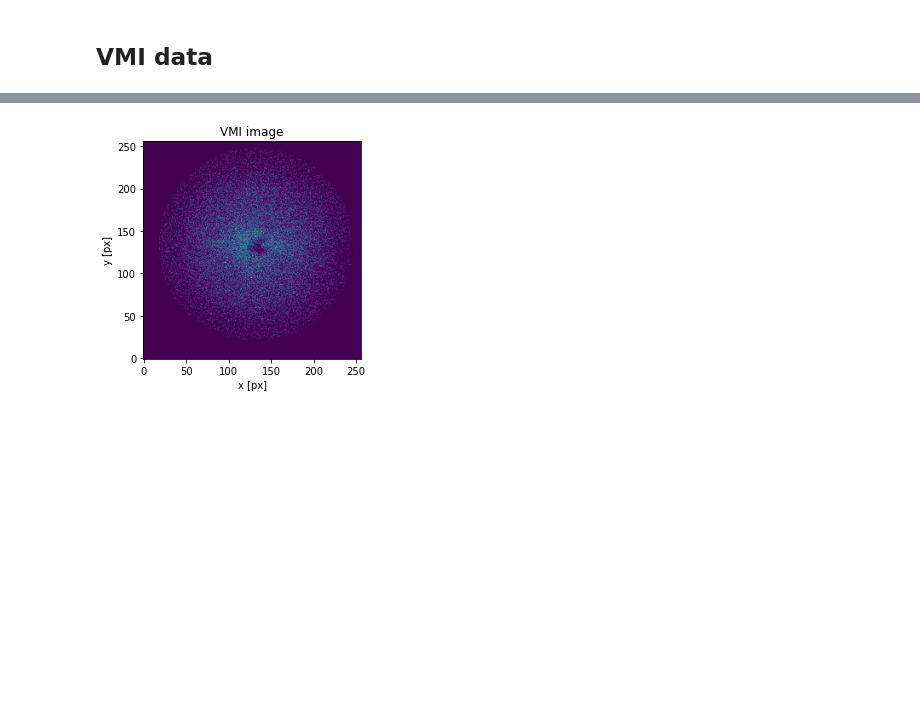
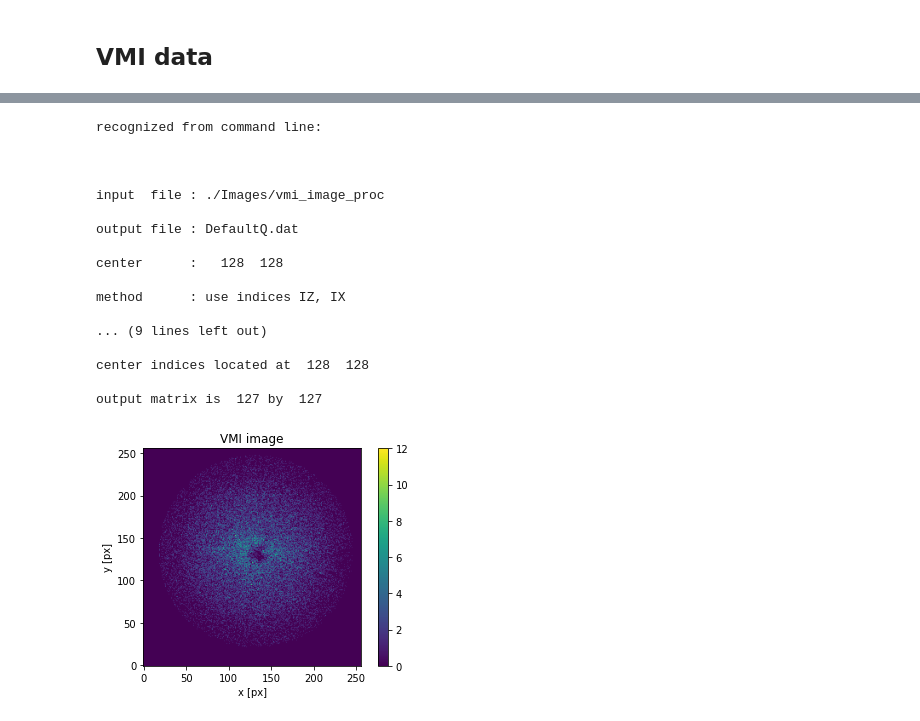
Before and after one commit to SuddhasattwaMandal/FLASH_2021, a Jupyter notebook: timepix/timepix_example.ipynb, the cells around one changed output, grey strips where cells are left out. Saved outputs shown, nothing was run; the diff lists cells and outputs as text; code cells hidden in the pictures; blank space fills up the shorter version.

```diff
--- a/timepix/timepix_example.ipynb
+++ b/timepix/timepix_example.ipynb
@@ -10,6 +11,6 @@ from timepixhdf.tof import Tof
 # %%
-#timepix_hdf_filename = "./data/run_0178_20191213-1254.hdf5"
-timepix_hdf_filename = "./timepix_ion-run6_CO2_0000_20210507-1321.hdf5"
+timepix_hdf_filename = "./data/run_0178_20191213-1254.hdf5"
+#timepix_hdf_filename = "./data/timepix_ion-run6_CO2_0000_20210507-1321.hdf5"
 timepix_run = TimePixRun(timepix_hdf_filename)
 # %% [markdown]
 ### Extract data
@@ -45,5 +59,31 @@ x, y = timepix_dict["x"], timepix_dict["y"]
+# %%
+# Intial Conditions
+center = [128, 128]
+angle = 0
+crop = False
+radius = 256
+rect = False
+table_path = None
 # %%
-vmi_image = VmiImage(x,y)
+vmi_image = VmiImage(x,y, center, angle,
+                     crop, radius, rect, table_path)
 vmi_image.show()
 # %% [output]
+recognized from command line:
+
+
+
+input  file : ./Images/vmi_image_proc
+
+output file : DefaultQ.dat
+
+center      :   128  128
+
+method      : use indices IZ, IX
+
+... (9 lines left out)
+
+center indices located at  128  128
+
+output matrix is  127 by  127
-[figure, old version]
+[figure, new version]
```
Also changed, not shown: parts of 7 cells of this notebook, 2 other files.
